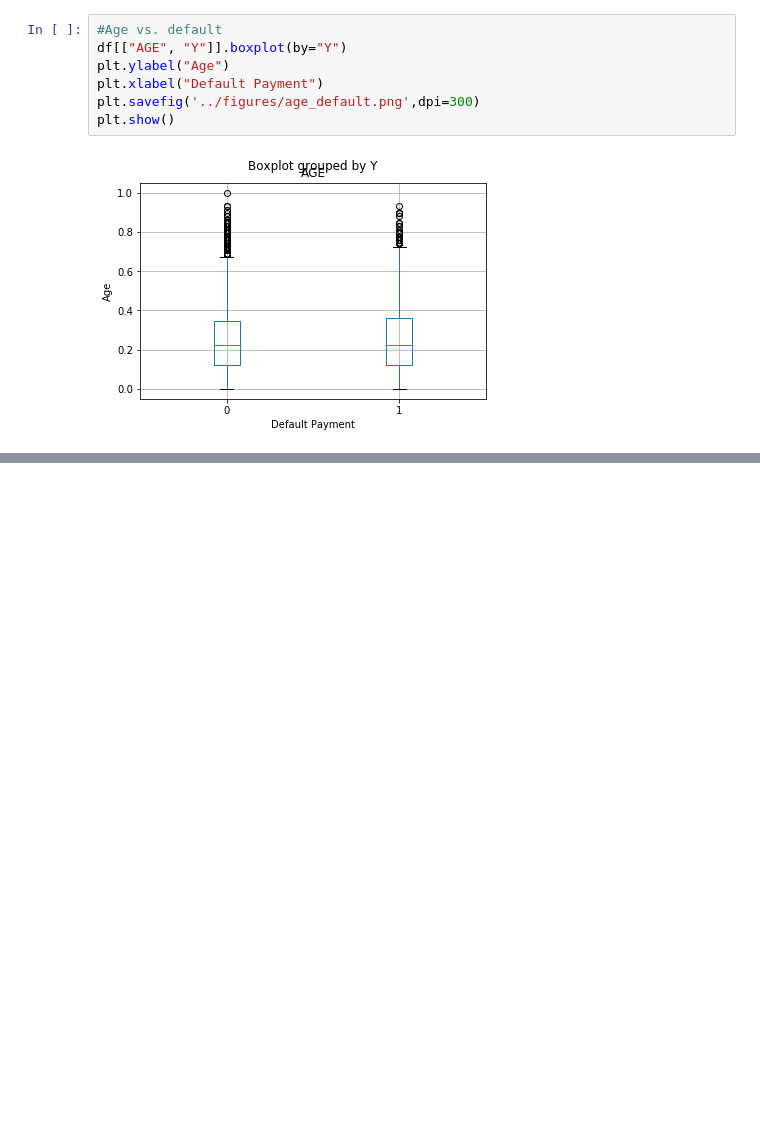
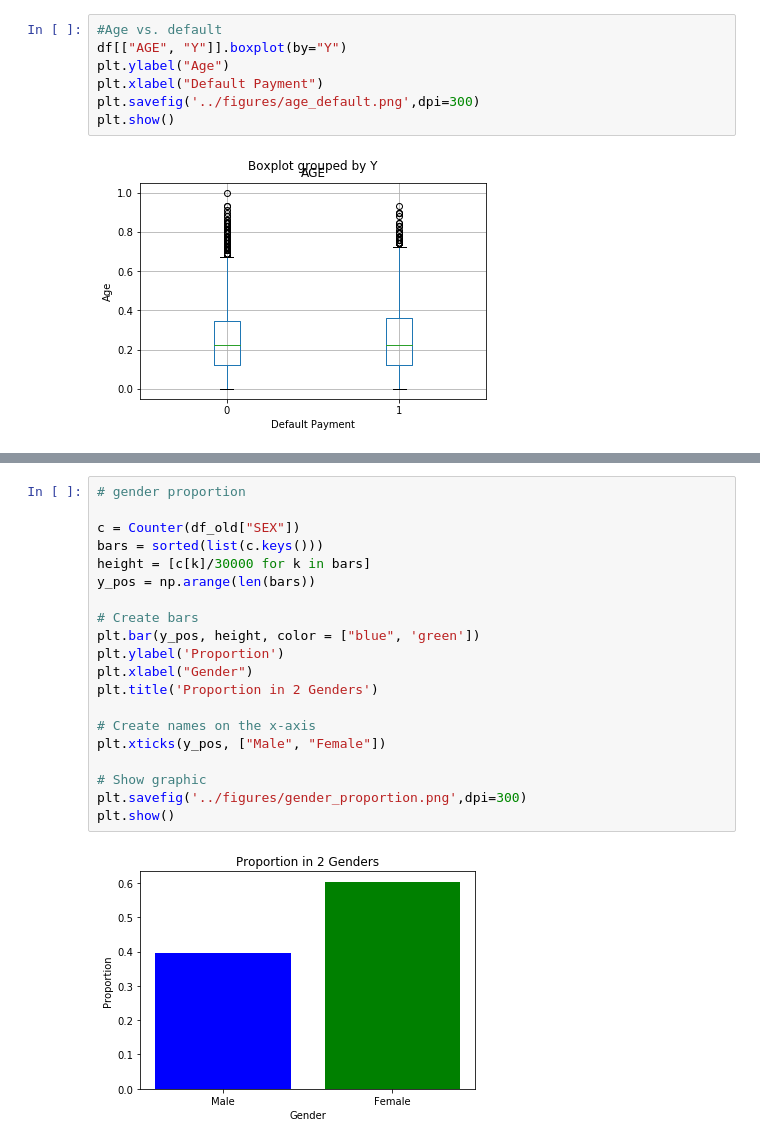
Before and after one commit to yahowang/Default-of-Credit-Card-Clients-Prediction, a Jupyter notebook: src/eda.ipynb, the cells around one changed output, grey strips where cells are left out. Cells and saved outputs as stored; diff of their text form; blank space fills up the shorter version.

```diff
--- a/src/eda.ipynb
+++ b/src/eda.ipynb
@@ -91,0 +130,22 @@ plt.show()
+# %%
+# gender proportion
+
+c = Counter(df_old["SEX"])
+bars = sorted(list(c.keys()))
+height = [c[k]/30000 for k in bars]
+y_pos = np.arange(len(bars))
+
+# Create bars
+plt.bar(y_pos, height, color = ["blue", 'green'])
+plt.ylabel('Proportion')
+plt.xlabel("Gender")
+plt.title('Proportion in 2 Genders')
+
+# Create names on the x-axis
+plt.xticks(y_pos, ["Male", "Female"])
+
+# Show graphic
+plt.savefig('../figures/gender_proportion.png',dpi=300)
+plt.show()
+# %% [output]
+[figure, added]
```
Also changed, not shown: parts of 5 cells of this notebook, 1 other file.
